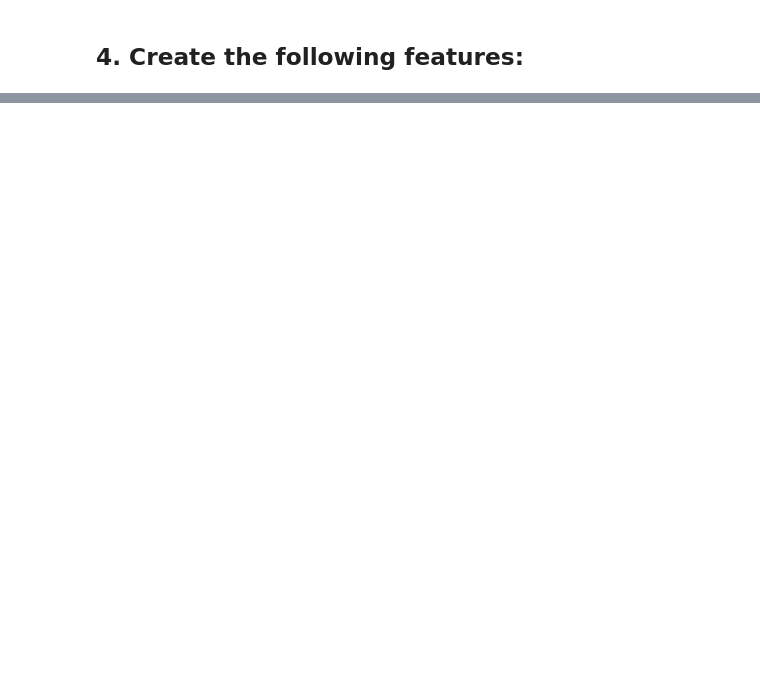
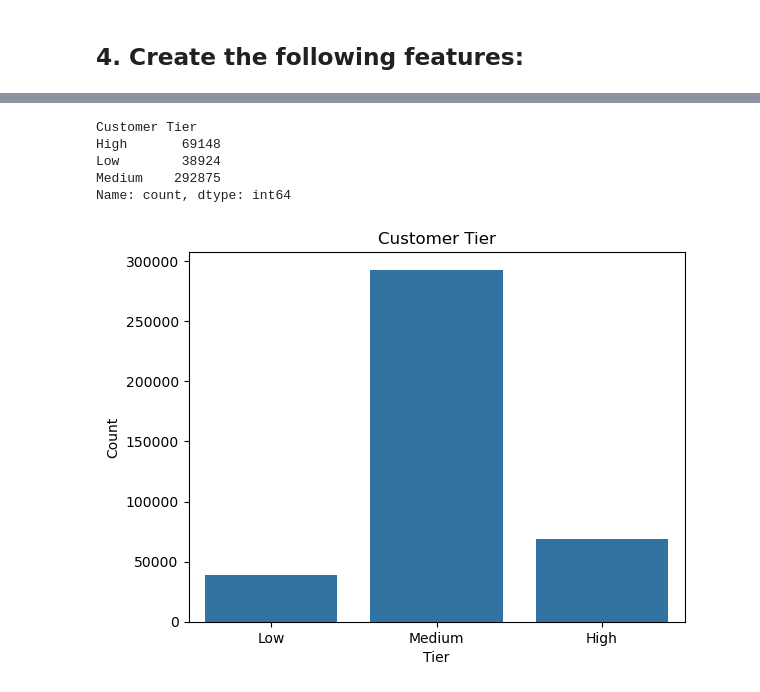
Before and after one commit to jeff0167/Data_And_Things, a Jupyter notebook: DE_Task.ipynb, the cells around one changed output, grey strips where cells are left out. Cells and saved outputs as stored; diff of their text form; code cells hidden in the pictures; blank space fills up the shorter version.

```diff
--- a/DE_Task.ipynb
+++ b/DE_Task.ipynb
@@ -638,0 +700,5 @@ plt.show()
+# %%
+def get_dayofweek(date):
+    return date.strftime("%u")
+
+my_df["DayOfWeek"] = my_df["InvoiceDate"].transform(get_dayofweek)
@@ -638,0 +760,7 @@ plt.show()
+# %%
+def get_sum(group):
+    return group.sum()
+
+my_df["TotalRevenue"] = my_df.groupby('Customer ID')["Revenue"].transform(get_sum)
+
+#my_df['TotalRevenue'] = my_df.apply(lambda row: row['Customer ID'] + row['Revenue'], axis=1)  # this might be the same but with lambda
@@ -638,0 +834,5 @@ plt.show()
+# %%
+def order_size(invoice): # for each invoice, sum quantity
+    return invoice.sum()
+
+my_df["OrderSize"] = my_df.groupby("Invoice")["Quantity"].transform(order_size)
@@ -638,0 +869,10 @@ plt.show()
+# %%
+# @title **Example: GroupBy and Apply Multiple Aggregations**
+# Create a new column 'Age_Group' using a lambda function
+
+my_df['Customer Tier'] = my_df['TotalRevenue'].apply(lambda x: 'Low' if 500 > x  else 'Medium' if 10000 > x else 'High')
+#my_df['Customer Tier'] = my_df['TotalRevenue'].apply(lambda x: 'Low' if 500 > x  else 'Medium' if 5000 > x else 'High' if 10000 > x else 'Extreme High')
+
+
+# Display the first few rows
+my_df[['Customer Tier', 'TotalRevenue']].sort_values(["TotalRevenue"], ascending=False).head(200)
@@ -638,0 +893,16 @@ plt.show()
+# %%
+my_df.groupby("Customer Tier")["Customer Tier"].value_counts()
+# %% [output]
+Customer Tier
+High       69148
+Low        38924
+Medium    292875
+Name: count, dtype: int64
+# %%
+sns.countplot(x = "Customer Tier", data = my_df, order = ['Low', 'Medium', 'High']) # 'High', 'Extreme High'
+plt.title("Customer Tier")
+plt.xlabel("Tier")
+plt.ylabel("Count")
+plt.show()
+# %% [output]
+[figure, added]
```
Also changed, not shown: parts of 72 cells of this notebook.
